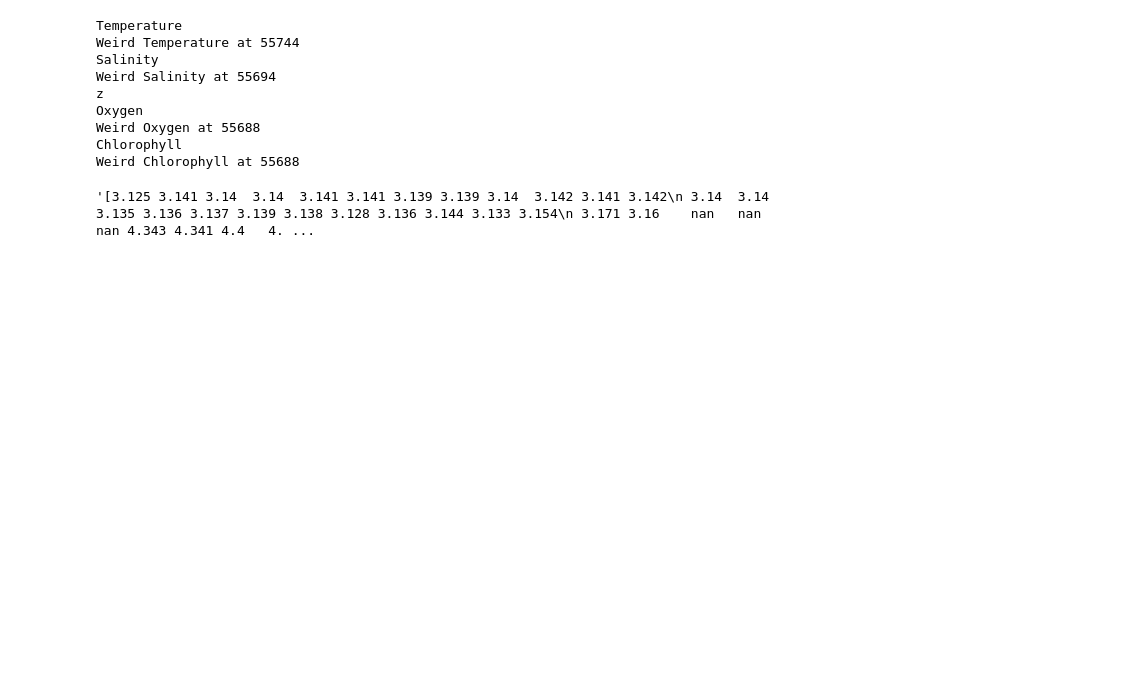
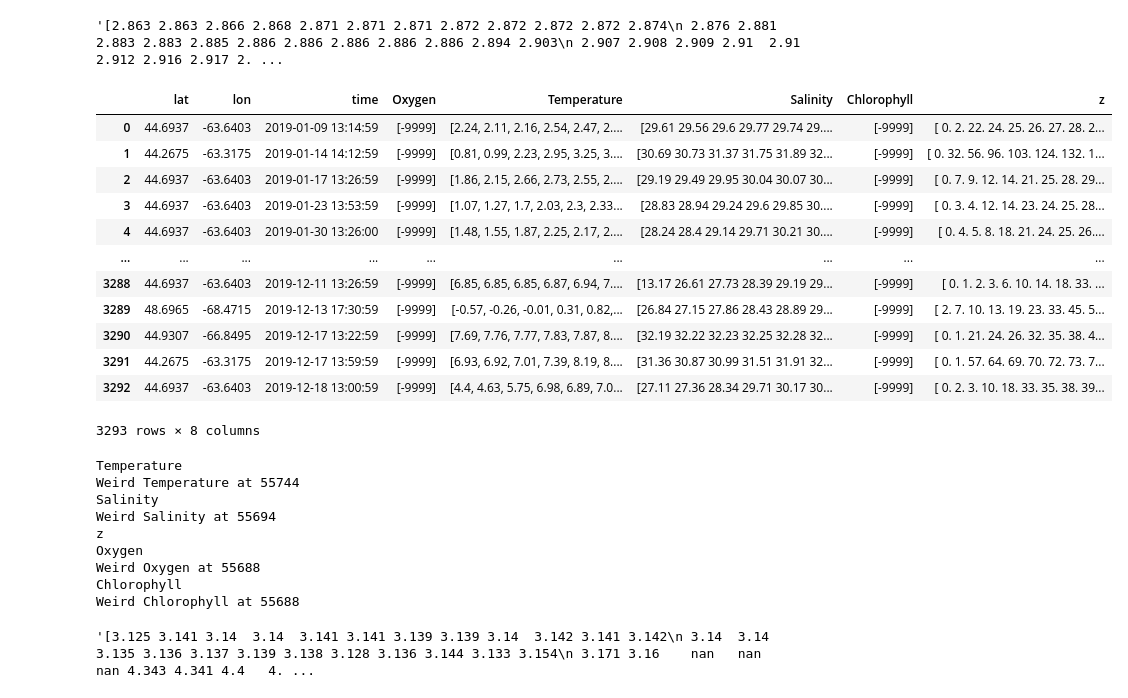
Before and after one commit to jgrzywacz42/marn5895_project, a Jupyter notebook: Stratification_analysis.ipynb, the cells around one changed output. Saved outputs shown, nothing was run; the diff lists cells and outputs as text; code cells hidden in the pictures; blank space fills up the shorter version.

```diff
--- a/Stratification_analysis.ipynb
+++ b/Stratification_analysis.ipynb
@@ -10,0 +11,3 @@ from All_functions.preprocess_df_stored import *
+# %%
+df = pd.read_csv('/shared/marn5895/data/HungJosiahProject/WOD_NWA_2019_ctd.csv')
+new_df = process_df(df)
@@ -11,3 +16,23 @@ from All_functions.preprocess_df_stored import *
+# %%
+df.Temperature[0]
+# %% [output]
+'[2.863 2.863 2.866 2.868 2.871 2.871 2.871 2.872 2.872 2.872 2.872 2.874\n 2.876 2.881 2.883 2.883 2.885 2.886 2.886 2.886 2.886 2.886 2.894 2.903\n 2.907 2.908 2.909 2.91  2.91  2.912 2.916 2.917 2. ...
+# %%
+new_df
+# %% [output]
+|  | lat | lon | time | Oxygen | Temperature | Salinity | Chlorophyll | z |
+| 0 | 44.6937 | -63.6403 | 2019-01-09 13:14:59 | [-9999] | [2.24, 2.11, 2.16, 2.54, 2.47, 2.... | [29.61 29.56 29.6 29.77 29.74 29.... | [-9999] | [ 0. 2. 22. 24. 25. 26. 27. 28. 2... |
+| 1 | 44.2675 | -63.3175 | 2019-01-14 14:12:59 | [-9999] | [0.81, 0.99, 2.23, 2.95, 3.25, 3.... | [30.69 30.73 31.37 31.75 31.89 32... | [-9999] | [ 0. 32. 56. 96. 103. 124. 132. 1... |
+| 2 | 44.6937 | -63.6403 | 2019-01-17 13:26:59 | [-9999] | [1.86, 2.15, 2.66, 2.73, 2.55, 2.... | [29.19 29.49 29.95 30.04 30.07 30... | [-9999] | [ 0. 7. 9. 12. 14. 21. 25. 28. 29... |
+| 3 | 44.6937 | -63.6403 | 2019-01-23 13:53:59 | [-9999] | [1.07, 1.27, 1.7, 2.03, 2.3, 2.33... | [28.83 28.94 29.24 29.6 29.85 30.... | [-9999] | [ 0. 3. 4. 12. 14. 23. 24. 25. 28... |
+| 4 | 44.6937 | -63.6403 | 2019-01-30 13:26:00 | [-9999] | [1.48, 1.55, 1.87, 2.25, 2.17, 2.... | [28.24 28.4 29.14 29.71 30.21 30.... | [-9999] | [ 0. 4. 5. 8. 18. 21. 24. 25. 26.... |
+| ... | ... | ... | ... | ... | ... | ... | ... | ... |
+| 3288 | 44.6937 | -63.6403 | 2019-12-11 13:26:59 | [-9999] | [6.85, 6.85, 6.85, 6.87, 6.94, 7.... | [13.17 26.61 27.73 28.39 29.19 29... | [-9999] | [ 0. 1. 2. 3. 6. 10. 14. 18. 33. ... |
+| 3289 | 48.6965 | -68.4715 | 2019-12-13 17:30:59 | [-9999] | [-0.57, -0.26, -0.01, 0.31, 0.82,... | [26.84 27.15 27.86 28.43 28.89 29... | [-9999] | [ 2. 7. 10. 13. 19. 23. 33. 45. 5... |
+| 3290 | 44.9307 | -66.8495 | 2019-12-17 13:22:59 | [-9999] | [7.69, 7.76, 7.77, 7.83, 7.87, 8.... | [32.19 32.22 32.23 32.25 32.28 32... | [-9999] | [ 0. 1. 21. 24. 26. 32. 35. 38. 4... |
+| 3291 | 44.2675 | -63.3175 | 2019-12-17 13:59:59 | [-9999] | [6.93, 6.92, 7.01, 7.39, 8.19, 8.... | [31.36 30.87 30.99 31.51 31.91 32... | [-9999] | [ 0. 1. 57. 64. 69. 70. 72. 73. 7... |
+| 3292 | 44.6937 | -63.6403 | 2019-12-18 13:00:59 | [-9999] | [4.4, 4.63, 5.75, 6.98, 6.89, 7.0... | [27.11 27.36 28.34 29.71 30.17 30... | [-9999] | [ 0. 2. 3. 10. 18. 33. 35. 38. 39... |
+3293 rows × 8 columns
 # %%
 #Code modified from: https://stackoverflow.com/questions/53189427/how-to-open-multiple-csv-files-from-a-folder-in-python
 # the path to your csv file directory
```
Also changed, not shown: parts of 2 cells of this notebook.
